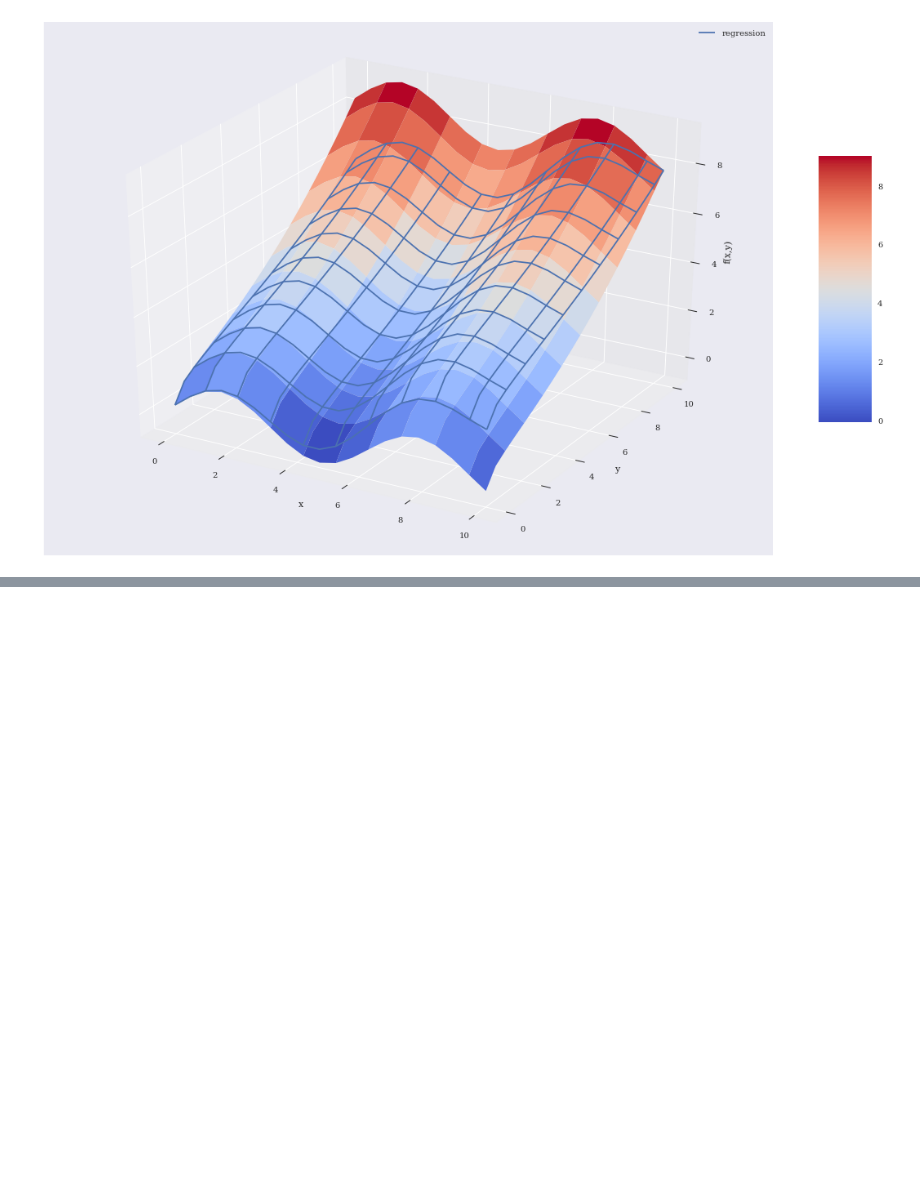
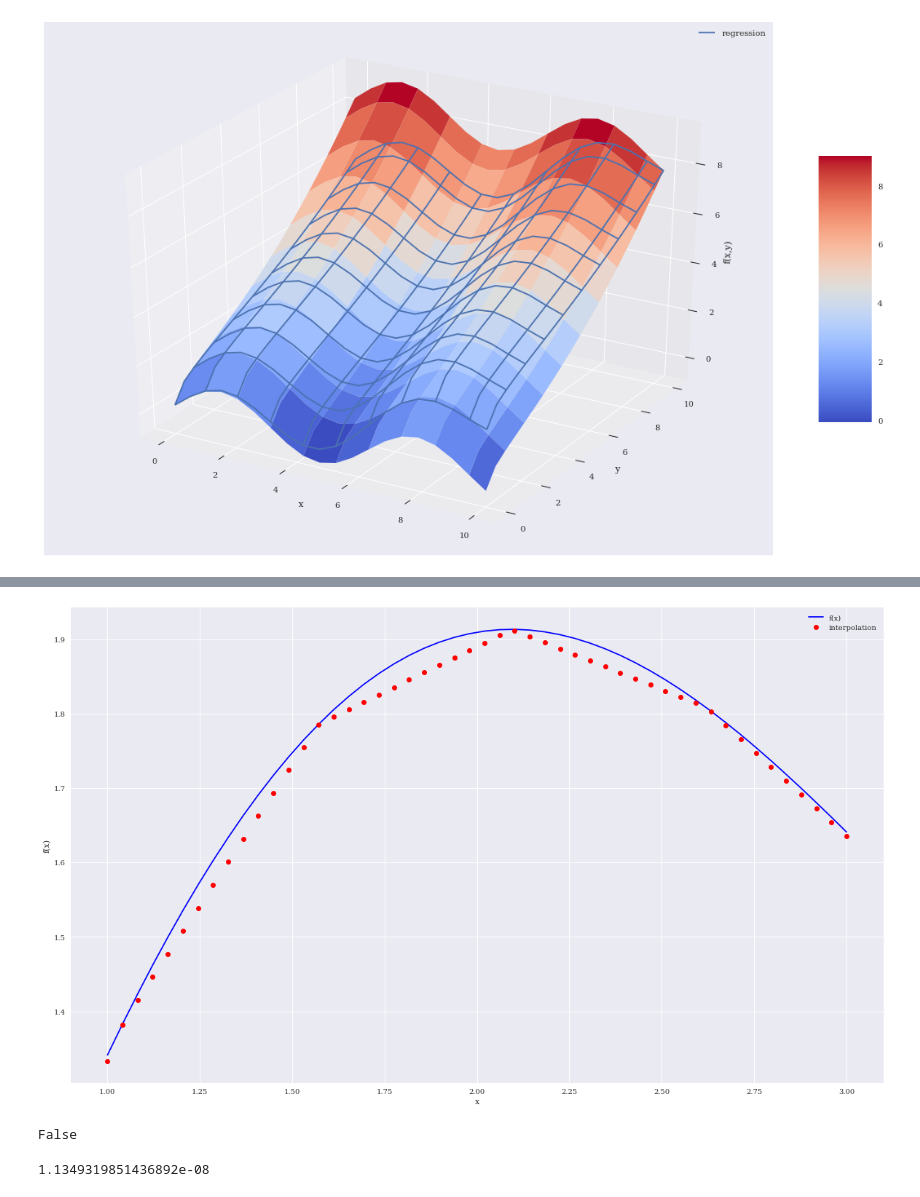
Before and after one commit to thomasmurphycodes/PythonForFinance, a Jupyter notebook: notebooks/Chapter 11 - Mathematical Tools.ipynb, the cells around one changed output, grey strips where cells are left out. Cells and saved outputs as stored; diff of their text form; code cells hidden in the pictures; blank space fills up the shorter version.

```diff
--- a/notebooks/Chapter 11 - Mathematical Tools.ipynb
+++ b/notebooks/Chapter 11 - Mathematical Tools.ipynb
@@ -239,0 +258,15 @@ Application of this is for bootstrapping a yield curve
+# %%
+'''
+"Spline interpolation is often used in finance to generate estimates for dependent values of
+independent data points not included in the original observations" i.e. any non-continuous price, rate,
+time when no trades took place
+
+Interpolation starts to fall apart at smaller intervals with more points
+'''
+xd = np.linspace(1.0, 3.0, 50)
+iyd = spi.splev(xd, ipo)
+# %%
+# Note here function is not continuously differentiable at data points from the actual function - not good!
+create_plot([xd,xd], [f(xd), iyd], ['b', 'ro'], ['f(x)', 'interpolation'], ['x', 'f(x)'])
+# %% [output]
+[figure, added]
@@ -239,0 +277,8 @@ Application of this is for bootstrapping a yield curve
+# %%
+np.allclose(iyd, f(xd)) # not a perfect interpolation
+# %% [output]
+False
+# %%
+np.mean((f(xd) - iyd)  ** 2) # Pretty small MSE!
+# %% [output]
+1.1349319851436892e-08
```
Also changed, not shown: parts of 13 cells of this notebook.
